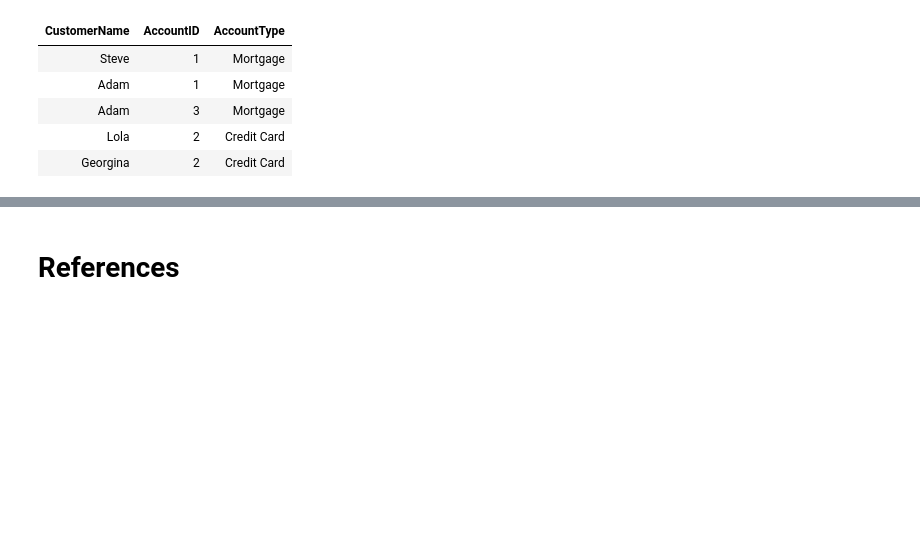
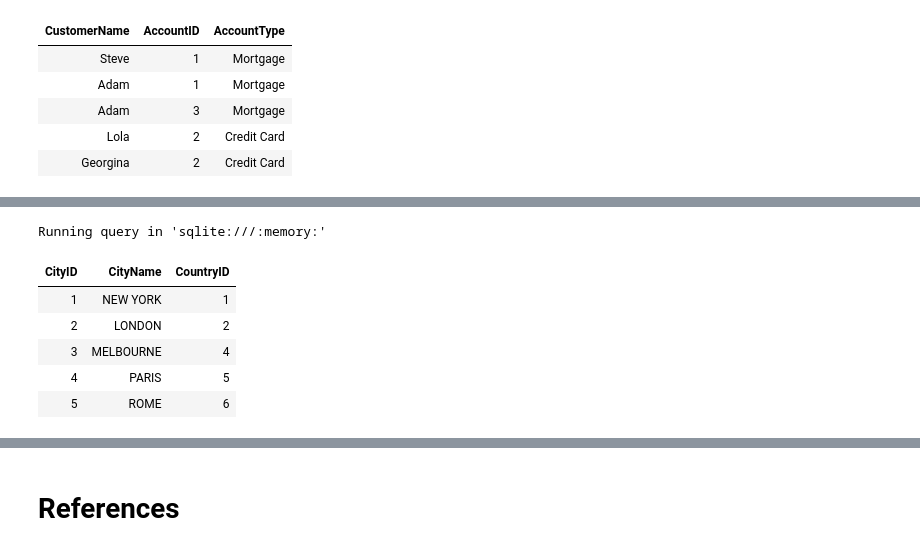
Before and after one commit to ancilcleetus/My-Learning-Journey-in-AI, a Jupyter notebook: Tools/SQL_Crash_Course.ipynb, the cells around one changed output, grey strips where cells are left out. Saved outputs shown, nothing was run; the diff lists cells and outputs as text; code cells hidden in the pictures; blank space fills up the shorter version.

```diff
--- a/Tools/SQL_Crash_Course.ipynb
+++ b/Tools/SQL_Crash_Course.ipynb
@@ -977,0 +1026,12 @@ Running query in 'sqlite:///:memory:'
+# %%
+%%sql
+
+SELECT * FROM Cities;
+# %% [output]
+Running query in 'sqlite:///:memory:'
+| CityID | CityName | CountryID |
+| 1 | NEW YORK | 1 |
+| 2 | LONDON | 2 |
+| 3 | MELBOURNE | 4 |
+| 4 | PARIS | 5 |
+| 5 | ROME | 6 |
```
Also changed, not shown: parts of 11 cells of this notebook.
